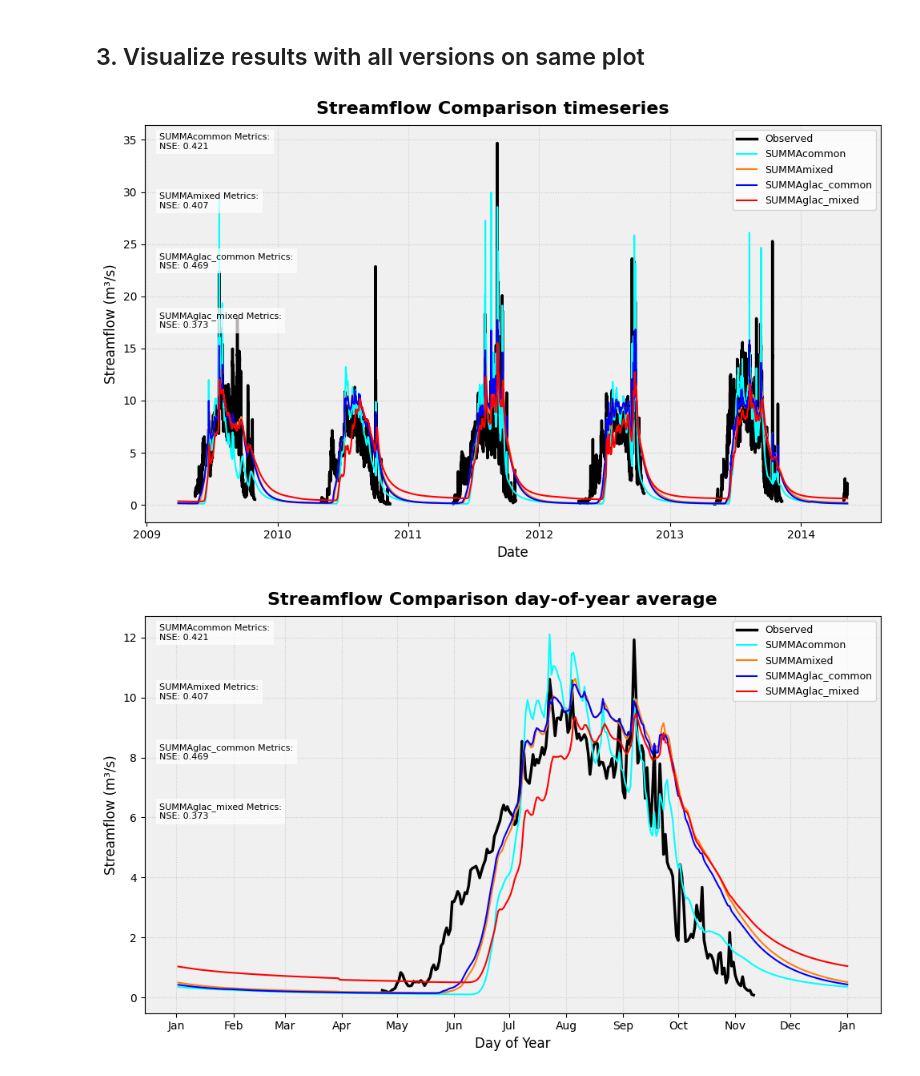
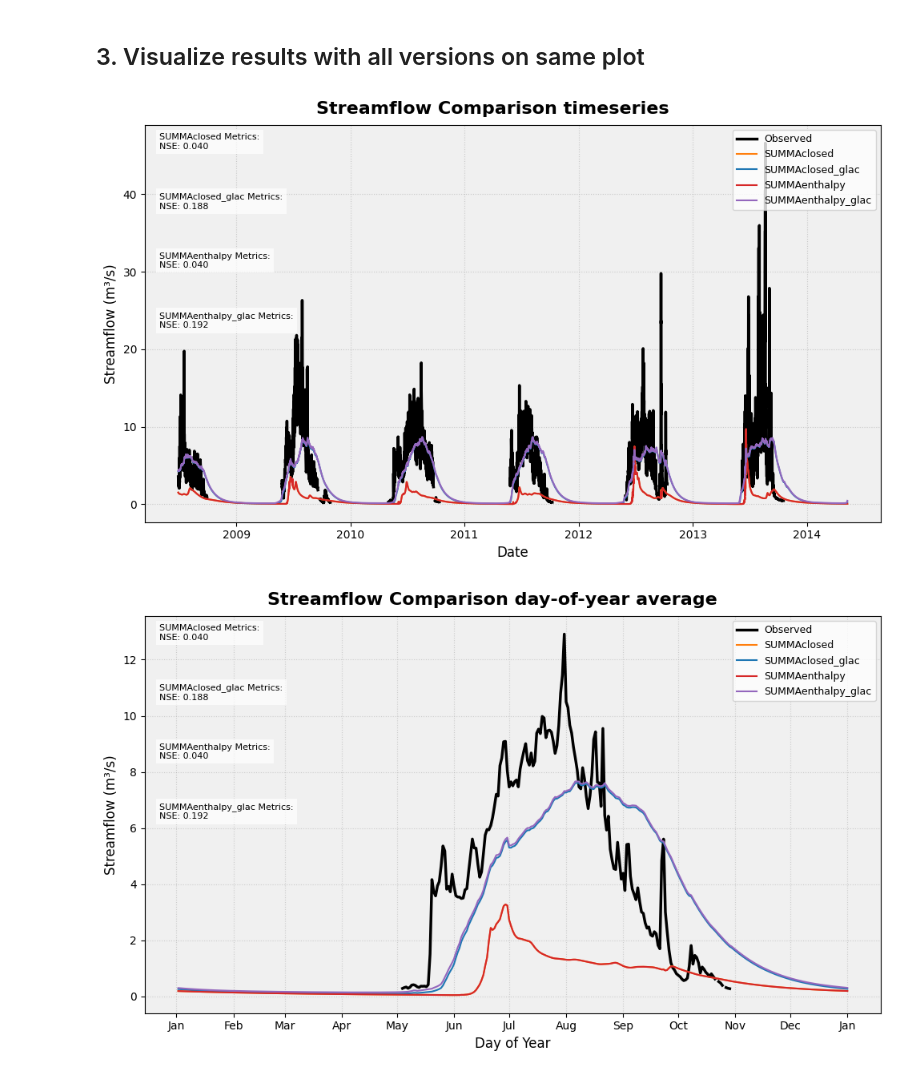
Before and after one commit to ashleymedin/CONFLUENCE, a Jupyter notebook: jupyter notebooks/5_model_initiation/5a_modelInstantiation.ipynb, the cells around one changed output. Drawn from its saved outputs; the diff is of its cells as text; code cells hidden in the pictures.

Commit message:
fixing plots

```diff
--- a/jupyter notebooks/5_model_initiation/5a_modelInstantiation.ipynb
+++ b/jupyter notebooks/5_model_initiation/5a_modelInstantiation.ipynb
@@ -136,17 +146,15 @@ plot_filename = plot_folder / 'streamflow_comparison_all.png'
 plot_filename_wy = plot_folder / 'streamflow_comparison_all_wy.png'
 
 if config['DOMAIN_DEFINITION_METHOD'] != 'lumped':
-    model_outputs_common   = [(f"{config['HYDROLOGICAL_MODEL']}", str(project_dir / "simulations" / config['EXPERIMENT_ID'] / "mizuRoute" / "be1_commonForm" / f"{config['EXPERIMENT_ID']}.nc"))]
-    model_outputs_enthalpy = [(f"{config['HYDROLOGICAL_MODEL']}", str(project_dir / "simulations" / config['EXPERIMENT_ID'] / "mizuRoute" / "be1_enthalpyForm" / f"{config['EXPERIMENT_ID']}.nc"))]
-    model_outputs_glac_common   = [(f"{config['HYDROLOGICAL_MODEL']}", str(project_dir / "simulations" / f"{config['EXPERIMENT_ID']}_glac" / "mizuRoute" / "be1_commonForm" / f"{config['EXPERIMENT_ID']}.nc"))]
-    model_outputs_glac_enthalpy = [(f"{config['HYDROLOGICAL_MODEL']}", str(project_dir / "simulations" / f"{config['EXPERIMENT_ID']}_glac"/ "mizuRoute" / "be1_enthalpyForm" / f"{config['EXPERIMENT_ID']}.nc"))]
+    model_outputs_closed   = [(f"{config['HYDROLOGICAL_MODEL']}", str(project_dir / "simulations" / config['EXPERIMENT_ID'] / "mizuRoute" / "sun5_closedForm" / f"{config['EXPERIMENT_ID']}.nc"))]
+    model_outputs_enthalpy = [(f"{config['HYDROLOGICAL_MODEL']}", str(project_dir / "simulations" / config['EXPERIMENT_ID'] / "mizuRoute" / "sun5_enthalpyForm" / f"{config['EXPERIMENT_ID']}.nc"))]
+    model_outputs_glac_closed   = [(f"{config['HYDROLOGICAL_MODEL']}", str(project_dir / "simulations" / f"{config['EXPERIMENT_ID']}_glac" / "mizuRoute" / "sun5_closedForm" / f"{config['EXPERIMENT_ID']}.nc"))]
+    model_outputs_glac_enthalpy = [(f"{config['HYDROLOGICAL_MODEL']}", str(project_dir / "simulations" / f"{config['EXPERIMENT_ID']}_glac"/ "mizuRoute" / "sun5_enthalpyForm" / f"{config['EXPERIMENT_ID']}.nc"))]
 else: # lumped domain definition has no routing
-    model_outputs_common   = [(f"{config['HYDROLOGICAL_MODEL']}", str(project_dir / "simulations" / config['EXPERIMENT_ID'] / config['HYDROLOGICAL_MODEL'] / "be1_commonForm" / f"{config['EXPERIMENT_ID']}_timestep.nc"))]
-    model_outputs_enthalpy = [(f"{config['HYDROLOGICAL_MODEL']}", str(project_dir / "simulations" / config['EXPERIMENT_ID'] / config['HYDROLOGICAL_MODEL'] / "be1_enthalpyForm" / f"{config['EXPERIMENT_ID']}_timestep.nc"))]
-    model_outputs_glac_common_crevasse   = [(f"{config['HYDROLOGICAL_MODEL']}", str(project_dir / "simulations" / f"{config['EXPERIMENT_ID']}_glac" / config['HYDROLOGICAL_MODEL'] / "be1_commonForm" / f"{config['EXPERIMENT_ID']}_timestep.nc"))]
-    model_outputs_glac_enthalpy_crevasse = [(f"{config['HYDROLOGICAL_MODEL']}", str(project_dir / "simulations" / f"{config['EXPERIMENT_ID']}_glac" / config['HYDROLOGICAL_MODEL'] / "be1_enthalpyForm" / f"{config['EXPERIMENT_ID']}_timestep.nc"))]
-    model_outputs_glac_common_percolate   = [(f"{config['HYDROLOGICAL_MODEL']}", str(project_dir / "simulations" / f"{config['EXPERIMENT_ID']}_glac" / config['HYDROLOGICAL_MODEL'] / "be1_commonFormOld" / f"{config['EXPERIMENT_ID']}_timestep.nc"))]
-    model_outputs_glac_enthalpy_percolate = [(f"{config['HYDROLOGICAL_MODEL']}", str(project_dir / "simulations" / f"{config['EXPERIMENT_ID']}_glac" / config['HYDROLOGICAL_MODEL'] / "be1_enthalpyFormOld" / f"{config['EXPERIMENT_ID']}_timestep.nc"))]
+    model_outputs_closed   = [(f"{config['HYDROLOGICAL_MODEL']}", str(project_dir / "simulations" / config['EXPERIMENT_ID'] / config['HYDROLOGICAL_MODEL'] / "sun5_closedForm" / f"{config['EXPERIMENT_ID']}_timestep.nc"))]
+    model_outputs_enthalpy = [(f"{config['HYDROLOGICAL_MODEL']}", str(project_dir / "simulations" / config['EXPERIMENT_ID'] / config['HYDROLOGICAL_MODEL'] / "sun5_enthalpyForm" / f"{config['EXPERIMENT_ID']}_timestep.nc"))]
+    model_outputs_glac_closed   = [(f"{config['HYDROLOGICAL_MODEL']}", str(project_dir / "simulations" / f"{config['EXPERIMENT_ID']}_glac" / config['HYDROLOGICAL_MODEL'] / "sun5_closedForm" / f"{config['EXPERIMENT_ID']}_timestep.nc"))]
+    model_outputs_glac_enthalpy = [(f"{config['HYDROLOGICAL_MODEL']}", str(project_dir / "simulations" / f"{config['EXPERIMENT_ID']}_glac" / config['HYDROLOGICAL_MODEL'] / "sun5_enthalpyForm" / f"{config['EXPERIMENT_ID']}_timestep.nc"))]
 
 obs_files = [('Observed', str(project_dir / "observations" / "streamflow" / "preprocessed" / f"{config.get('DOMAIN_NAME')}_streamflow_processed.csv"))]
 # %%
@@ -203,9 +211,10 @@ def _add_overall_metrics(ax, obs_data, sim_data):
 # %%
 # Read simulation data first
 sim_data = []
-#name = ["common", "enthalpy", "glac_common crevasse", "glac_enthalpy crevasse", "glac_common percolate", "glac_enthalpy percolate"]
-name = ["common", "mixed", "glac_common", "glac_mixed"]
-for i, model_output in enumerate([model_outputs_common, model_outputs_enthalpy, model_outputs_glac_common_crevasse, model_outputs_glac_enthalpy_crevasse]): #, model_outputs_glac_common_percolate, model_outputs_glac_enthalpy_percolate]):
+name = ["closed","closed_glac","enthalpy", "enthalpy_glac"]
+#name = ["", "glac"]
+for i, model_output in enumerate([model_outputs_closed, model_outputs_glac_closed, model_outputs_enthalpy, model_outputs_glac_enthalpy]):
+#for i, model_output in enumerate([model_outputs_enthalpy, model_outputs_glac_enthalpy]):
     for sim_name, sim_file in model_output:
         ds = xr.open_mfdataset(sim_file, engine='netcdf4')
         if config['DOMAIN_DEFINITION_METHOD'] != 'lumped':
@@ -239,7 +248,7 @@ end_date = min([data.index.max() for _, data in sim_data])
 # end date May 1 2014 to agree with Gulkana
 end_date = '2014-05-10 10:00:00'
 
-# Filter simulation data to common time range
+# Filter simulation data to closed time range
 sim_data = [(name, data.loc[start_date:end_date]) for name, data in sim_data]
 
 # Filter observation data if it exists
@@ -253,38 +262,38 @@ fig.suptitle("Streamflow Comparison timeseries", fontsize=16, fontweight='bold')
 # Plot time series
 #colors = ['#1f77b4', '#ff7f0e', '#2ca02c', '#d62728', '#9467bd', '#8c564b']
 #linestyles = ['--', '-.', '-', ':', (0, (3, 5, 1, 5)), (0, (5, 10))]
-colors = ['cyan', '#ff7f0e', 'blue', 'red',]
+colors = ['#ff7f0e', '#1f77b4', '#d62728', '#9467bd']
 linestyles = ['-', '-', '-', '-']
 
 # Plot observations if available
 if obs_data:
     for obs_name, obs in obs_data:
         ax1.plot(obs.index, obs, label=f'{obs_name}', color='black', linewidth=2.5)
 
 # Plot simulations
 for (sim_name, sim), color, linestyle in zip(sim_data, colors, linestyles):
     ax1.plot(sim.index, sim[var], label=f'{sim_name}',
             color=color, linestyle=linestyle, linewidth=1.5)
 # Add metrics if observations are available
 if obs_data:
     _add_overall_metrics(ax1, obs_data, sim_data)
 
 ax1.set_xlabel('Date', fontsize=12)
 ax1.set_ylabel('Streamflow (m³/s)', fontsize=12)
 ax1.legend(loc='upper right', fontsize=9)
 ax1.grid(True, linestyle=':', alpha=0.6)
 ax1.set_facecolor('#f0f0f0')
 ax1.xaxis.set_major_locator(mdates.YearLocator())
 ax1.xaxis.set_major_formatter(mdates.DateFormatter('%Y'))
 
 plt.tight_layout()
 plt.subplots_adjust(top=0.93)
 plt.show()
 
 # Save the plot
 fig.savefig(plot_filename, dpi=300, bbox_inches='tight')
 # %% [output]
-[figure, old version]
+[figure, new version]
 # %%
 # Create plot
 fig, ax1 = plt.subplots(figsize=(10, 6))
@@ -324,4 +333,4 @@ plt.show()
 # Save the plot
 fig.savefig(plot_filename_wy, dpi=300, bbox_inches='tight')
 # %% [output]
-[figure, old version]
+[figure, new version]
```
Also changed, not shown: parts of 2 cells of this notebook, 4 other files.
